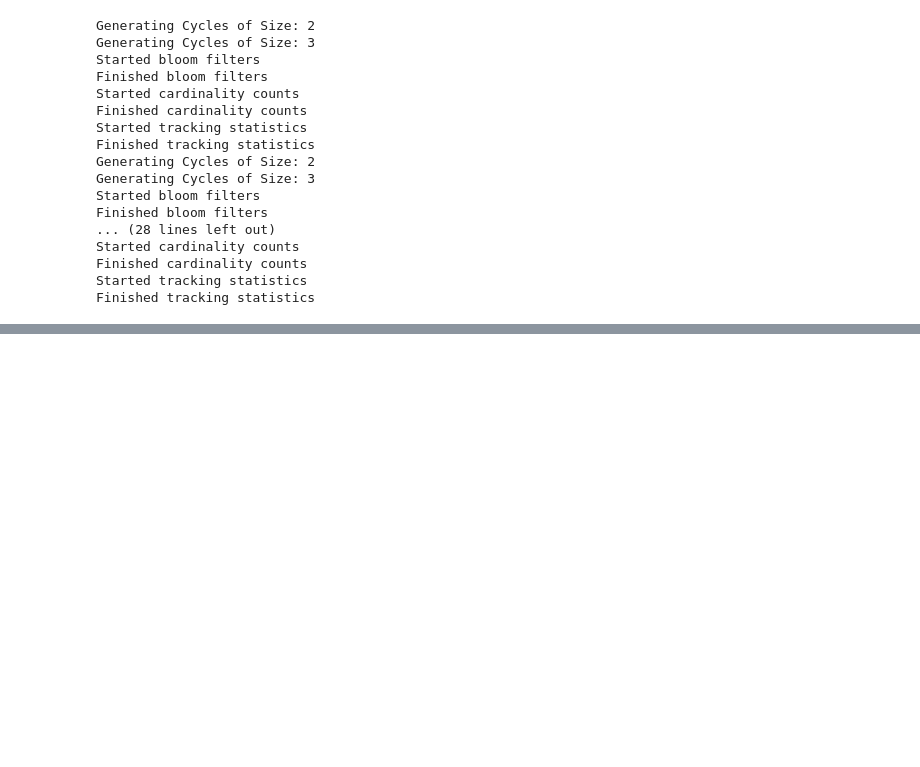
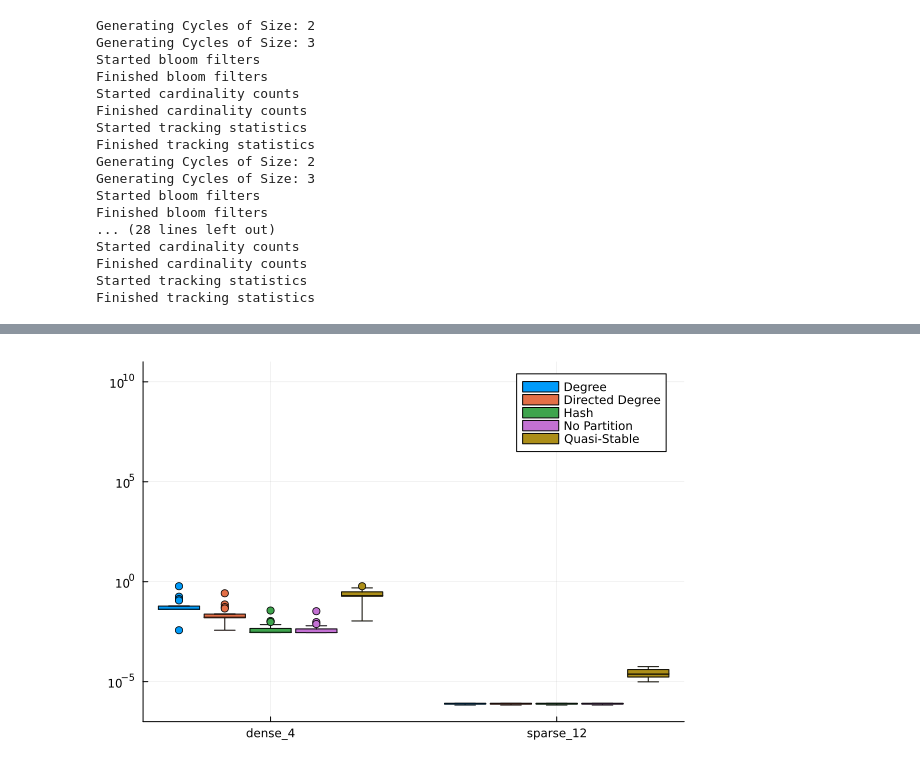
Before and after one commit to uwdb/color, a Jupyter notebook: g-care.ipynb, the cells around one changed output, grey strips where cells are left out. Cells and saved outputs as stored; diff of their text form; code cells hidden in the pictures; blank space fills up the shorter version.

Commit message:
New Datasets

```diff
--- a/g-care.ipynb
+++ b/g-care.ipynb
@@ -13,10 +13,16 @@ human_data_file_path = "dataset/human/human.txt"
 lubm80_data_file_path = "dataset/lubm80/lubm80.txt"
 yago_data_file_path = "dataset/yago/yago.txt"
 yeast_data_file_path = "dataset/yeast/yeast.graph"
+hprd_data_file_path = "dataset/hprd/hprd.graph"
+wordnet_data_file_path = "dataset/wordnet/wordnet.graph"
+dblp_data_file_path = "dataset/dblp/dblp.graph"
 
 human_data = load_dataset(human_data_file_path)
 aids_data = load_dataset(aids_data_file_path)
 yeast_data = load_dataset(yeast_data_file_path, subgraph_matching_data=true)
+hprd_data = load_dataset(hprd_data_file_path, subgraph_matching_data=true)
+wordnet_data = load_dataset(wordnet_data_file_path, subgraph_matching_data=true)
+dblp_data = load_dataset(dblp_data_file_path, subgraph_matching_data=true)
 #lubm80_data = load_dataset(lubm80_data_file_path)
 #yago_data = load_dataset(yago_data_file_path)
 nothing
@@ -26,10 +29,10 @@ nothing
 # %%
 #datasets = [aids_data, human_data, lubm80_data, yago_data]
 #dataset_names = ["aids", "human", "lubm80", "yago"]
-datasets = Dict("aids"=>aids_data, "human"=>human_data, "yeast"=>yeast_data)
+datasets = Dict("aids"=>aids_data, "human"=>human_data, "yeast"=>yeast_data, "hprd" => hprd_data, "wordnet" => wordnet_data)
 #dataset_names = ["aids", "human", "yeast"]
-dataset_names = ["yeast"]
-num_sample_nodes = Dict("aids"=>10000, "human"=>100, "yeast"=>100)
-gcare_dataset = Dict("aids"=>true, "human"=>true, "yeast"=>false)
-max_cycle_size = Dict("aids"=>6, "human"=>-1, "yeast"=>3)
+dataset_names = ["wordnet"]
+num_sample_nodes = Dict("aids"=>10000, "human"=>100, "yeast"=>50, "hprd"=>100, "wordnet"=>100)
+gcare_dataset = Dict("aids"=>true, "human"=>true, "yeast"=>false, "hprd"=>false, "wordnet"=>false)
+max_cycle_size = Dict("aids"=>6, "human"=>-1, "yeast"=>6, "hprd"=>-1, "wordnet"=>3)
 # %% [output]
@@ -45,7 +50,7 @@ hash_color_summaries = Dict()
 no_color_summaries = Dict()
 degree_color_summaries = Dict()
 directed_degree_color_summaries = Dict()
-num_colors = 32
+num_colors = 64
 for dataset in dataset_names
     directed_degree_color_summaries[dataset] = generate_color_summary(datasets[dataset], num_colors, verbose=true, max_size = max_cycle_size[dataset], num_sample_nodes=num_sample_nodes[dataset], partitioner="DirectedDegree")
     degree_color_summaries[dataset] = generate_color_summary(datasets[dataset], num_colors, verbose=true, max_size = max_cycle_size[dataset], num_sample_nodes=num_sample_nodes[dataset], partitioner="Degree")
@@ -183,0 +211,8 @@ Query:
+# %%
+
+relative_errors = Dict(dataset => bounds[dataset] ./ exact_sizes[dataset] for dataset in dataset_names)
+relative_errors_with_stats = Dict(dataset => bounds_with_stats[dataset] ./ exact_sizes[dataset] for dataset in dataset_names)
+relative_errors_with_hash = Dict(dataset => bounds_with_hash[dataset] ./ exact_sizes[dataset] for dataset in dataset_names)
+relative_errors_with_no_color = Dict(dataset => bounds_with_no_color[dataset] ./ exact_sizes[dataset] for dataset in dataset_names)
+relative_errors_with_degree = Dict(dataset => bounds_with_degree[dataset] ./ exact_sizes[dataset] for dataset in dataset_names)
+relative_errors_with_directed_degree = Dict(dataset => bounds_with_directed_degree[dataset] ./ exact_sizes[dataset] for dataset in dataset_names)
@@ -273,0 +248,7 @@ Query: /home/kylebd99/Cardinality-with-Colors/queryset/human/Tree_3/uf_Q_3_2.txt
+# %%
+grouped_errors = vec([[x[2] for x in relative_errors_with_stats["wordnet"]]... [x[2] for x in relative_errors_with_hash["wordnet"]]...  [x[2] for x in relative_errors_with_no_color["wordnet"]]...  [x[2] for x in relative_errors_with_degree["wordnet"]]... [x[2] for x in relative_errors_with_directed_degree["wordnet"]]... ])
+grouped_query_types = vec([query_types["wordnet"]... query_types["wordnet"]... query_types["wordnet"]... query_types["wordnet"]... query_types["wordnet"]...])
+grouped_datasets = vec([["Quasi-Stable" for _ in 1:length(query_types["wordnet"])]... ["Hash" for _ in 1:length(query_types["wordnet"])]... ["No Partition" for _ in 1:length(query_types["wordnet"])]... ["Degree" for _ in 1:length(query_types["wordnet"])]... ["Directed Degree" for _ in 1:length(query_types["wordnet"])]...])
+groupedboxplot(grouped_query_types, grouped_errors, group = grouped_datasets, yscale =:log10,  ylims=[10^-7, 10^11], yticks=[10^-5, 1, 10^5, 10^10])
+# %% [output]
+[figure, added]
```
Also changed, not shown: parts of 21 cells of this notebook, 1 other file.
